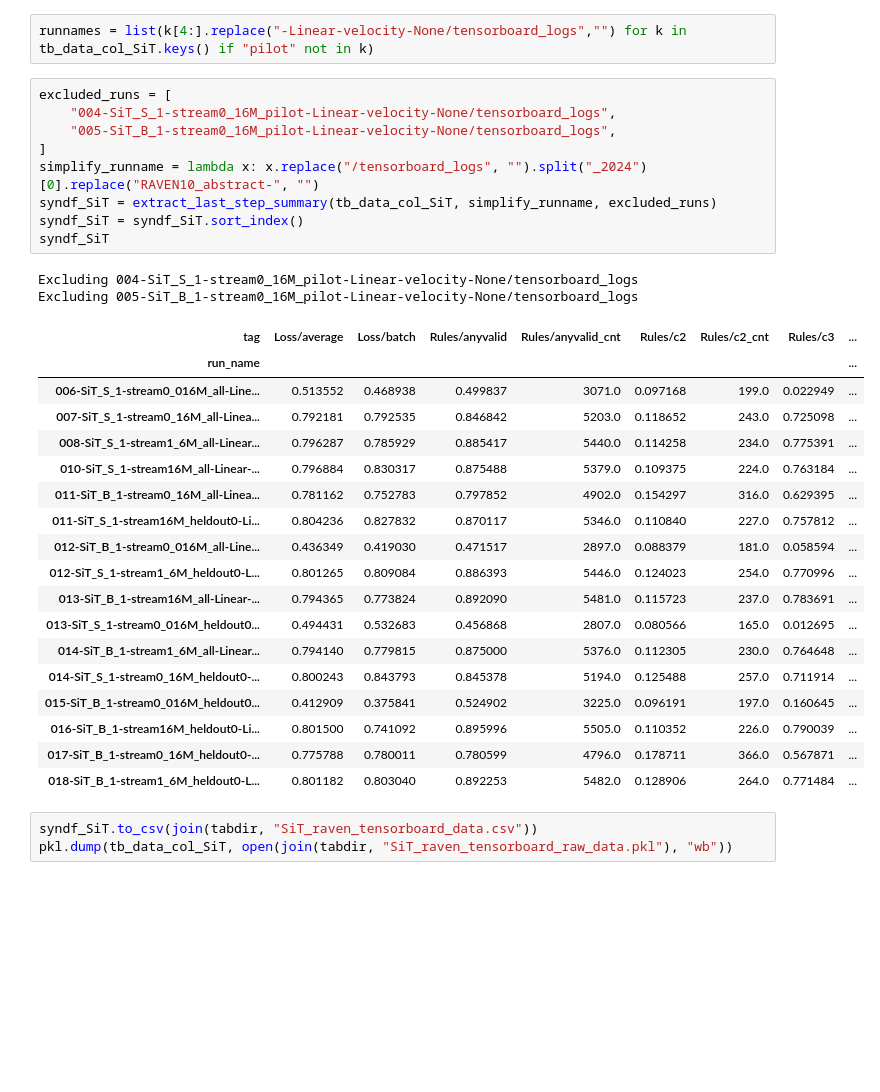
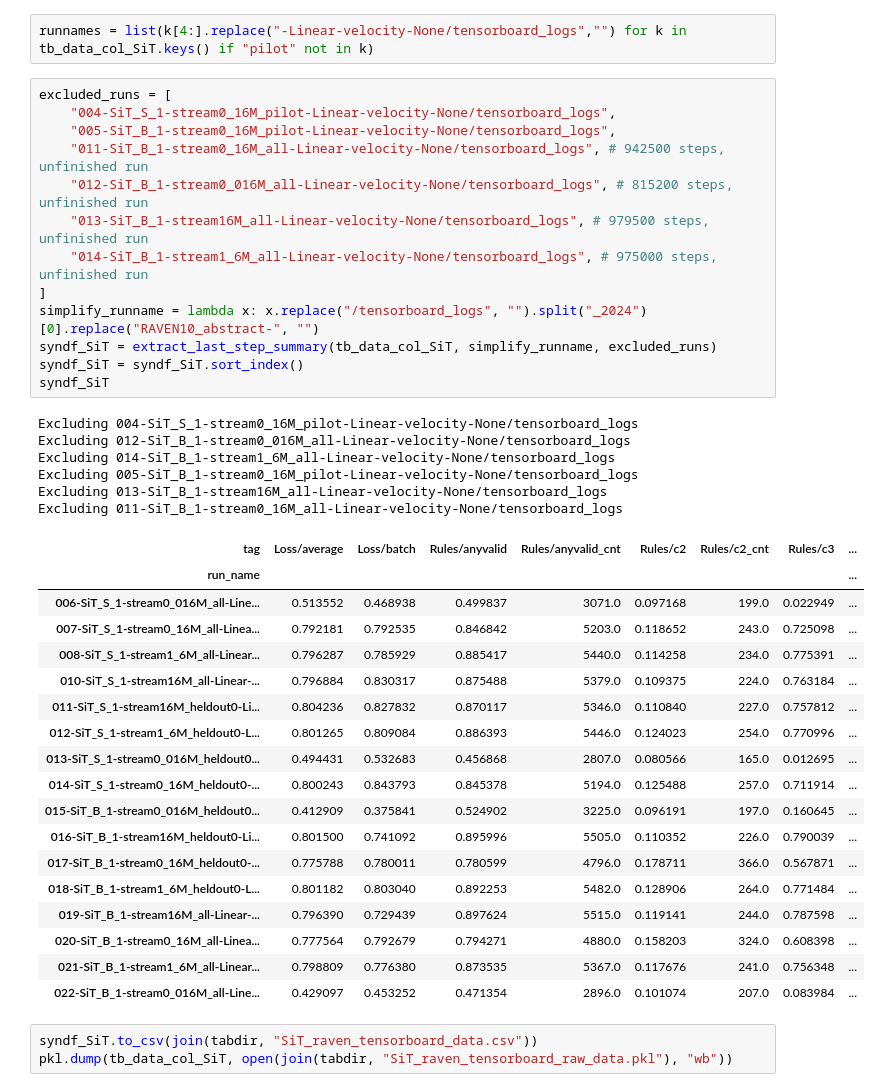
Before and after one commit to Animadversio/DiffusionReasoning, a Jupyter notebook: notebooks/Diffusion_model_Family_final_synopsis.ipynb, the cells around one changed output. Cells and saved outputs as stored; diff of their text form; blank space fills up the shorter version.

```diff
--- a/notebooks/Diffusion_model_Family_final_synopsis.ipynb
+++ b/notebooks/Diffusion_model_Family_final_synopsis.ipynb
@@ -786,33 +775,41 @@ runnames = list(k[4:].replace("-Linear-velocity-None/tensorboard_logs","") for k
 # %%
 excluded_runs = [
     "004-SiT_S_1-stream0_16M_pilot-Linear-velocity-None/tensorboard_logs",
     "005-SiT_B_1-stream0_16M_pilot-Linear-velocity-None/tensorboard_logs",
+    "011-SiT_B_1-stream0_16M_all-Linear-velocity-None/tensorboard_logs", # 942500 steps, unfinished run
+    "012-SiT_B_1-stream0_016M_all-Linear-velocity-None/tensorboard_logs", # 815200 steps, unfinished run
+    "013-SiT_B_1-stream16M_all-Linear-velocity-None/tensorboard_logs", # 979500 steps, unfinished run
+    "014-SiT_B_1-stream1_6M_all-Linear-velocity-None/tensorboard_logs", # 975000 steps, unfinished run
 ]
 simplify_runname = lambda x: x.replace("/tensorboard_logs", "").split("_2024")[0].replace("RAVEN10_abstract-", "")
 syndf_SiT = extract_last_step_summary(tb_data_col_SiT, simplify_runname, excluded_runs)
 syndf_SiT = syndf_SiT.sort_index()
 syndf_SiT
 # %% [output]
 Excluding 004-SiT_S_1-stream0_16M_pilot-Linear-velocity-None/tensorboard_logs
+Excluding 012-SiT_B_1-stream0_016M_all-Linear-velocity-None/tensorboard_logs
+Excluding 014-SiT_B_1-stream1_6M_all-Linear-velocity-None/tensorboard_logs
 Excluding 005-SiT_B_1-stream0_16M_pilot-Linear-velocity-None/tensorboard_logs
+Excluding 013-SiT_B_1-stream16M_all-Linear-velocity-None/tensorboard_logs
+Excluding 011-SiT_B_1-stream0_16M_all-Linear-velocity-None/tensorboard_logs
 | tag | Loss/average | Loss/batch | Rules/anyvalid | Rules/anyvalid_cnt | Rules/c2 | Rules/c2_cnt | Rules/c3 | ... |
 | run_name |  |  |  |  |  |  |  | ... |
 | 006-SiT_S_1-stream0_016M_all-Line... | 0.513552 | 0.468938 | 0.499837 | 3071.0 | 0.097168 | 199.0 | 0.022949 | ... |
 | 007-SiT_S_1-stream0_16M_all-Linea... | 0.792181 | 0.792535 | 0.846842 | 5203.0 | 0.118652 | 243.0 | 0.725098 | ... |
 | 008-SiT_S_1-stream1_6M_all-Linear... | 0.796287 | 0.785929 | 0.885417 | 5440.0 | 0.114258 | 234.0 | 0.775391 | ... |
 | 010-SiT_S_1-stream16M_all-Linear-... | 0.796884 | 0.830317 | 0.875488 | 5379.0 | 0.109375 | 224.0 | 0.763184 | ... |
-| 011-SiT_B_1-stream0_16M_all-Linea... | 0.781162 | 0.752783 | 0.797852 | 4902.0 | 0.154297 | 316.0 | 0.629395 | ... |
 | 011-SiT_S_1-stream16M_heldout0-Li... | 0.804236 | 0.827832 | 0.870117 | 5346.0 | 0.110840 | 227.0 | 0.757812 | ... |
-| 012-SiT_B_1-stream0_016M_all-Line... | 0.436349 | 0.419030 | 0.471517 | 2897.0 | 0.088379 | 181.0 | 0.058594 | ... |
 | 012-SiT_S_1-stream1_6M_heldout0-L... | 0.801265 | 0.809084 | 0.886393 | 5446.0 | 0.124023 | 254.0 | 0.770996 | ... |
-| 013-SiT_B_1-stream16M_all-Linear-... | 0.794365 | 0.773824 | 0.892090 | 5481.0 | 0.115723 | 237.0 | 0.783691 | ... |
 | 013-SiT_S_1-stream0_016M_heldout0... | 0.494431 | 0.532683 | 0.456868 | 2807.0 | 0.080566 | 165.0 | 0.012695 | ... |
-| 014-SiT_B_1-stream1_6M_all-Linear... | 0.794140 | 0.779815 | 0.875000 | 5376.0 | 0.112305 | 230.0 | 0.764648 | ... |
 | 014-SiT_S_1-stream0_16M_heldout0-... | 0.800243 | 0.843793 | 0.845378 | 5194.0 | 0.125488 | 257.0 | 0.711914 | ... |
 | 015-SiT_B_1-stream0_016M_heldout0... | 0.412909 | 0.375841 | 0.524902 | 3225.0 | 0.096191 | 197.0 | 0.160645 | ... |
 | 016-SiT_B_1-stream16M_heldout0-Li... | 0.801500 | 0.741092 | 0.895996 | 5505.0 | 0.110352 | 226.0 | 0.790039 | ... |
 | 017-SiT_B_1-stream0_16M_heldout0-... | 0.775788 | 0.780011 | 0.780599 | 4796.0 | 0.178711 | 366.0 | 0.567871 | ... |
 | 018-SiT_B_1-stream1_6M_heldout0-L... | 0.801182 | 0.803040 | 0.892253 | 5482.0 | 0.128906 | 264.0 | 0.771484 | ... |
+| 019-SiT_B_1-stream16M_all-Linear-... | 0.796390 | 0.729439 | 0.897624 | 5515.0 | 0.119141 | 244.0 | 0.787598 | ... |
+| 020-SiT_B_1-stream0_16M_all-Linea... | 0.777564 | 0.792679 | 0.794271 | 4880.0 | 0.158203 | 324.0 | 0.608398 | ... |
+| 021-SiT_B_1-stream1_6M_all-Linear... | 0.798809 | 0.776380 | 0.873535 | 5367.0 | 0.117676 | 241.0 | 0.756348 | ... |
+| 022-SiT_B_1-stream0_016M_all-Line... | 0.429097 | 0.453252 | 0.471354 | 2896.0 | 0.101074 | 207.0 | 0.083984 | ... |
 # %%
 syndf_SiT.to_csv(join(tabdir, "SiT_raven_tensorboard_data.csv"))
 pkl.dump(tb_data_col_SiT, open(join(tabdir, "SiT_raven_tensorboard_raw_data.pkl"), "wb"))
```
Also changed, not shown: parts of 37 cells of this notebook, 8 other files.
